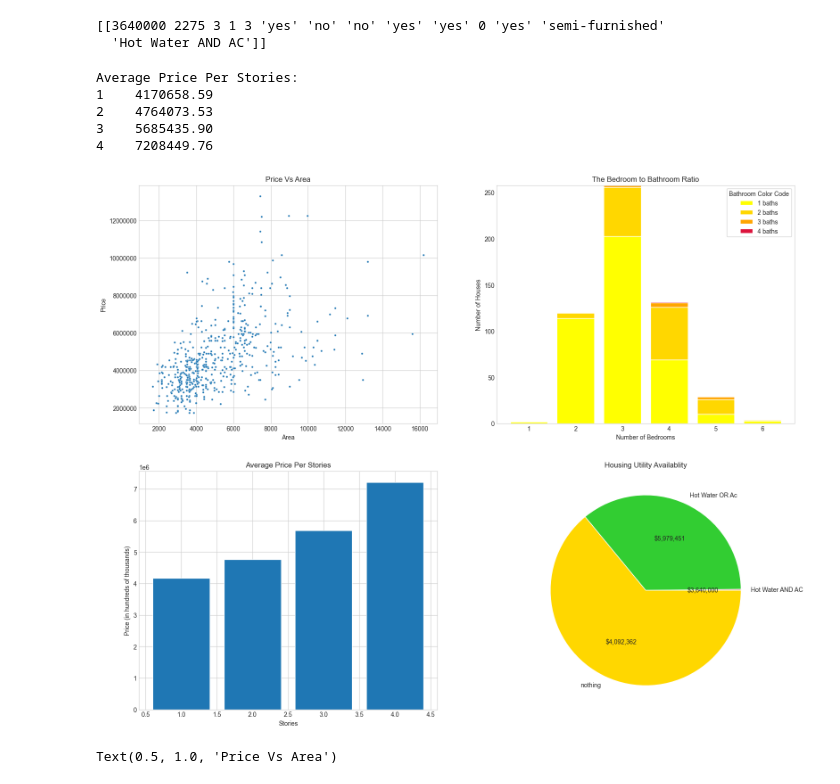
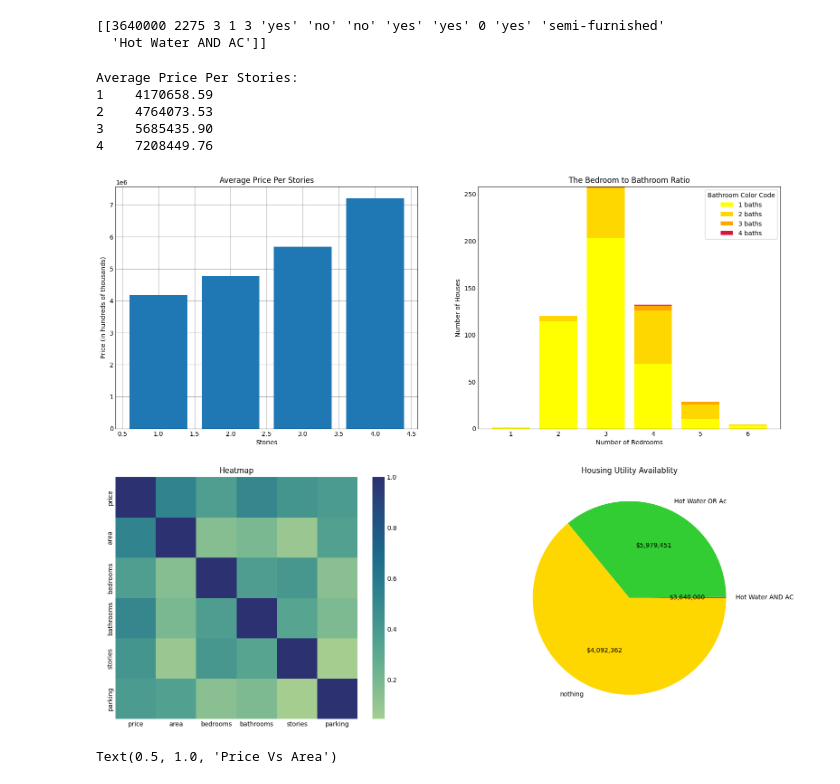
Before and after one commit to 110325-Data-Foundations/Group3P3, a Jupyter notebook: Project3.ipynb, the cells around one changed output. Saved outputs shown, nothing was run; the diff lists cells and outputs as text; code cells hidden in the pictures.

Commit message:
Changed where the heatmap was

```diff
--- a/Project3.ipynb
+++ b/Project3.ipynb
@@ -213,11 +213,19 @@ plt.style.use('_mpl-gallery')
 # make data:
 
 fig, ax = plt.subplots(2,2,figsize=(15, 12))
-ax[0,0].ticklabel_format(style='plain', axis='y')
-sns.scatterplot(x=Area_array, y=price_array,s=10,ax=ax[0,0])
-ax[0,0].set_xlabel('Area')
-ax[0,0].set_ylabel('Price')
-ax[0,0].set_title('Price Vs Area')
+# ax[0,0].ticklabel_format(style='plain', axis='y')
+# sns.scatterplot(x=Area_array, y=price_array,s=10,ax=ax[0,0])
+# ax[0,0].set_xlabel('Area')
+# ax[0,0].set_ylabel('Price')
+# ax[0,0].set_title('Price Vs Area')
+columns_to_keep = [0,1,2,3,4,10]
+column_names = ['price','area','bedrooms','bathrooms','stories','parking']
+nums_cols = housing_np[:,columns_to_keep].astype(float)
+corr_cols = np.corrcoef(nums_cols, rowvar=False)
+# plt.figure(figsize=(10,6))
+sns.heatmap(corr_cols, yticklabels=column_names, xticklabels = column_names, ax=ax[1,0],cmap = 'crest')
+ax[1,0].set_title('Heatmap')
+
 
 # Making a stacked bar chart data matrix
 unique_beds = np.unique(beds)
@@ -261,38 +269,38 @@ max_height = np.max(np.sum(stack_matrix, axis = 0)) # Calculate maximum height o
 ax[1,1].set_ylim(0, max_height * 1.1) # Add a small 10% padding
 
 # Find average price depending on number of stories
 avg_price_per_stories = df.groupby('stories')['price'].mean().round(2)
 
 # Clean up extra info from print()
 avg_price_per_stories.index.name = None
 avg_price_per_stories.name = None
 
 print("Average Price Per Stories:")
 print(avg_price_per_stories.to_string())
 
-ax[1,0].bar(avg_price_per_stories.index, avg_price_per_stories.values)
-ax[1,0].set_title("Average Price Per Stories")
-ax[1,0].set_xlabel("Stories")
-ax[1,0].set_ylabel("Price (in hundreds of thousands)")
+ax[0,0].bar(avg_price_per_stories.index, avg_price_per_stories.values)
+ax[0,0].set_title("Average Price Per Stories")
+ax[0,0].set_xlabel("Stories")
+ax[0,0].set_ylabel("Price (in hundreds of thousands)")
 
 mean_price = {cat: float(housing_np[np.where(housing_np[:,13] == cat),0].mean()) for cat in names}
 price_dict = {count: np.unique_counts(housing_np[:,13]).values.tolist()[ind] for ind,count in enumerate(np.unique_counts(housing_np[:,13]).counts)}
 
 values = np.unique_counts(housing_np[:,13]).counts
 
 ax[1,1].pie(values,labels=names,colors = ['crimson','limegreen','gold'],
               autopct = lambda p:"${:,}".format(int(round(mean_price[price_dict[round(float(p) * 545/100)]]))))
 
 ax[1,1].set_title("Housing Utility Availablity")
 
 plt.show()
 # %% [output]
 Average Price Per Stories:
 1    4170658.59
 2    4764073.53
 3    5685435.90
 4    7208449.76
-[figure, old version]
+[figure, new version]
 # %%
 fig, ax = plt.subplots(figsize=(10, 6))
 plt.ticklabel_format(style='plain', axis='y')
```
Also changed, not shown: parts of 3 cells of this notebook.
